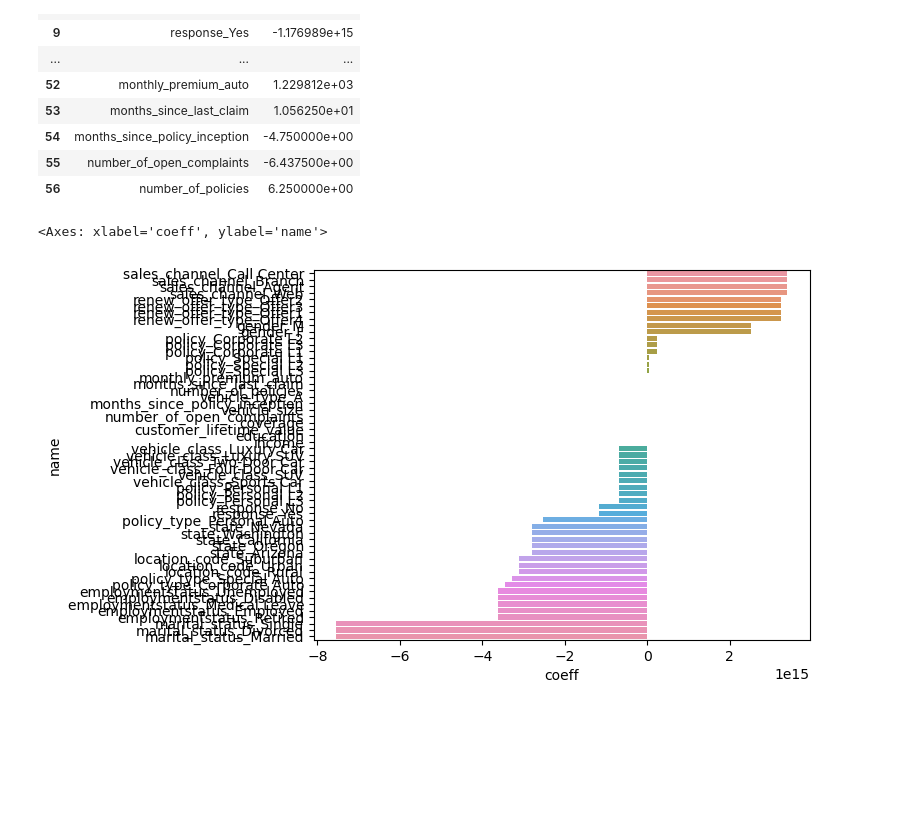
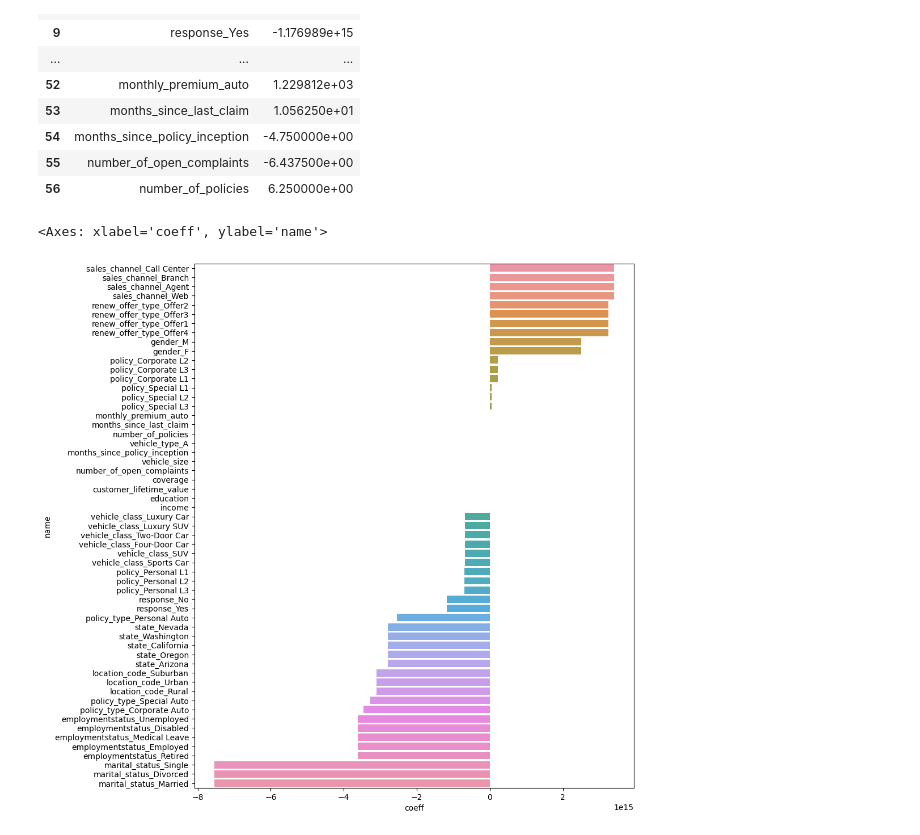
Before and after one commit to johann1043/Activities_Linear_Regression_All, a Jupyter notebook: Activities_Linear_Regression_All.ipynb, the cells around one changed output. Drawn from its saved outputs; the diff is of its cells as text; code cells hidden in the pictures; blank space fills up the shorter version.

```diff
--- a/Activities_Linear_Regression_All.ipynb
+++ b/Activities_Linear_Regression_All.ipynb
@@ -330,8 +330,8 @@ fi_df
 # %%
 fi_df = fi_df.sort_values(by='coeff', ascending=False)
 # %%
-plt.figure(figsize=)
+plt.figure(figsize=(10,12))
 sns.barplot(y= fi_df['name'], x = fi_df['coeff'])
 # %% [output]
 <Axes: xlabel='coeff', ylabel='name'>
-[figure, old version]
+[figure, new version]
```
